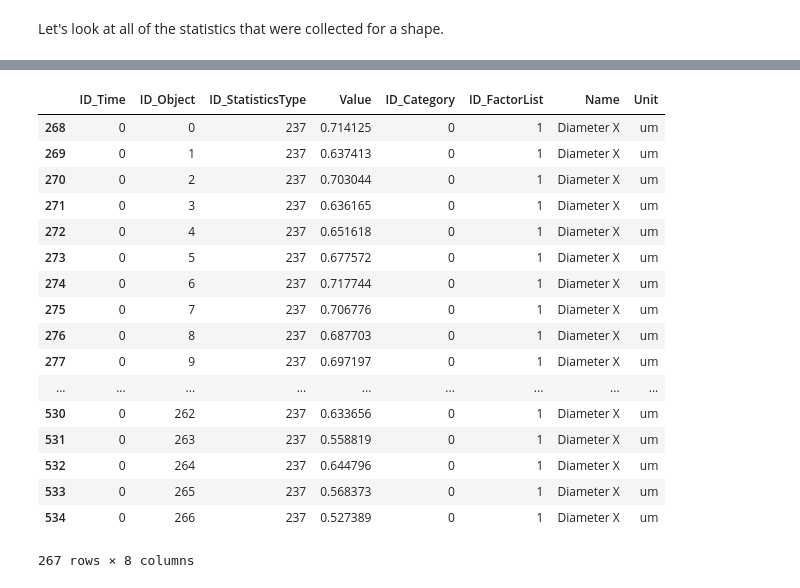
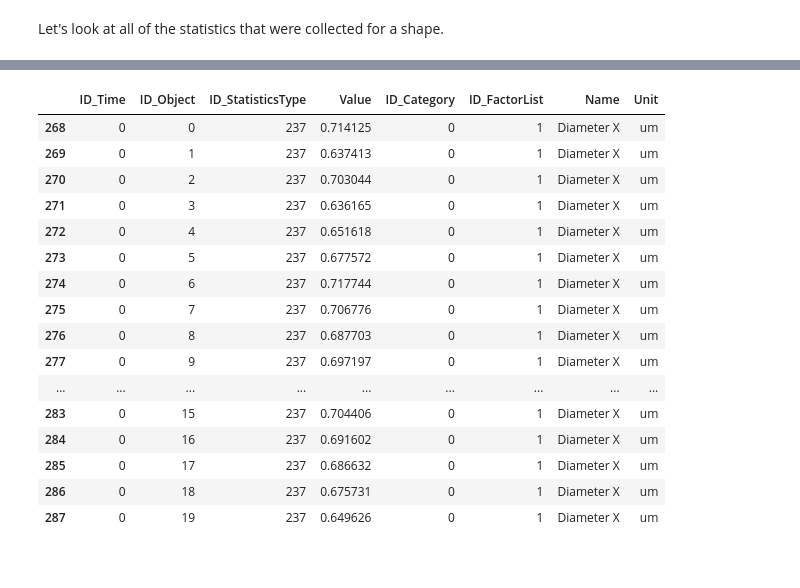
Before and after one commit to dasaderi/python_neurobootcamp, a Jupyter notebook: day-3/day3-pandas.ipynb, the cells around one changed output, grey strips where cells are left out. Saved outputs shown, nothing was run; the diff lists cells and outputs as text; code cells hidden in the pictures.

```diff
--- a/day-3/day3-pandas.ipynb
+++ b/day-3/day3-pandas.ipynb
@@ -79,24 +79,23 @@ point_stats[point_stats["ID_Object"]==1]
 | 9081 | 0 | 1 | 53 | 1.000000e+00 | 0 | 0 | Time Index | NaN |
 | 9348 | 0 | 1 | 61 | 4.068010e-01 | 0 | 0 | Volume | um^3 |
 # %%
-point_stats[point_stats["ID_StatisticsType"]==237]
+point_stats[point_stats["ID_StatisticsType"]==237].head(20)
 # %% [output]
 |  | ID_Time | ID_Object | ID_StatisticsType | Value | ID_Category | ID_FactorList | Name | Unit |
 | 268 | 0 | 0 | 237 | 0.714125 | 0 | 1 | Diameter X | um |
 | 269 | 0 | 1 | 237 | 0.637413 | 0 | 1 | Diameter X | um |
 | 270 | 0 | 2 | 237 | 0.703044 | 0 | 1 | Diameter X | um |
 | 271 | 0 | 3 | 237 | 0.636165 | 0 | 1 | Diameter X | um |
 | 272 | 0 | 4 | 237 | 0.651618 | 0 | 1 | Diameter X | um |
 | 273 | 0 | 5 | 237 | 0.677572 | 0 | 1 | Diameter X | um |
 | 274 | 0 | 6 | 237 | 0.717744 | 0 | 1 | Diameter X | um |
 | 275 | 0 | 7 | 237 | 0.706776 | 0 | 1 | Diameter X | um |
 | 276 | 0 | 8 | 237 | 0.687703 | 0 | 1 | Diameter X | um |
 | 277 | 0 | 9 | 237 | 0.697197 | 0 | 1 | Diameter X | um |
 | ... | ... | ... | ... | ... | ... | ... | ... | ... |
-| 530 | 0 | 262 | 237 | 0.633656 | 0 | 1 | Diameter X | um |
-| 531 | 0 | 263 | 237 | 0.558819 | 0 | 1 | Diameter X | um |
-| 532 | 0 | 264 | 237 | 0.644796 | 0 | 1 | Diameter X | um |
-| 533 | 0 | 265 | 237 | 0.568373 | 0 | 1 | Diameter X | um |
-| 534 | 0 | 266 | 237 | 0.527389 | 0 | 1 | Diameter X | um |
+| 283 | 0 | 15 | 237 | 0.704406 | 0 | 1 | Diameter X | um |
+| 284 | 0 | 16 | 237 | 0.691602 | 0 | 1 | Diameter X | um |
+| 285 | 0 | 17 | 237 | 0.686632 | 0 | 1 | Diameter X | um |
+| 286 | 0 | 18 | 237 | 0.675731 | 0 | 1 | Diameter X | um |
+| 287 | 0 | 19 | 237 | 0.649626 | 0 | 1 | Diameter X | um |
-267 rows × 8 columns
 # %%
```
Also changed, not shown: parts of 2 cells of this notebook.
